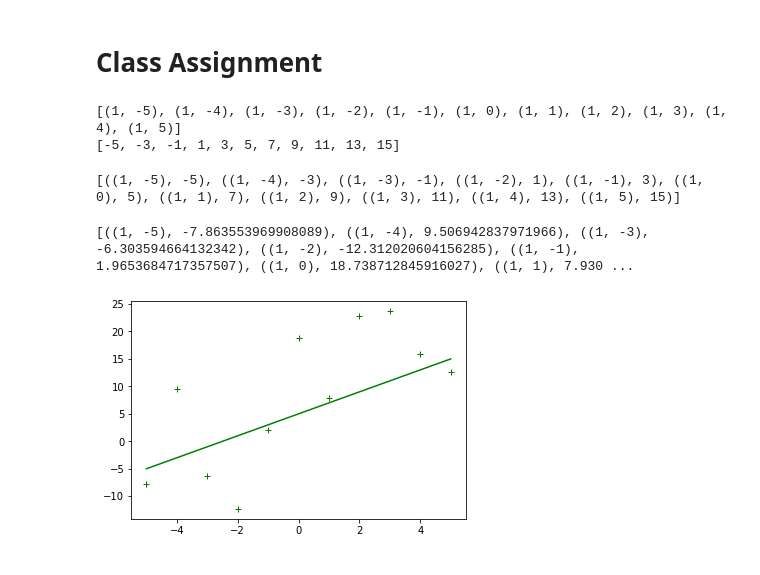
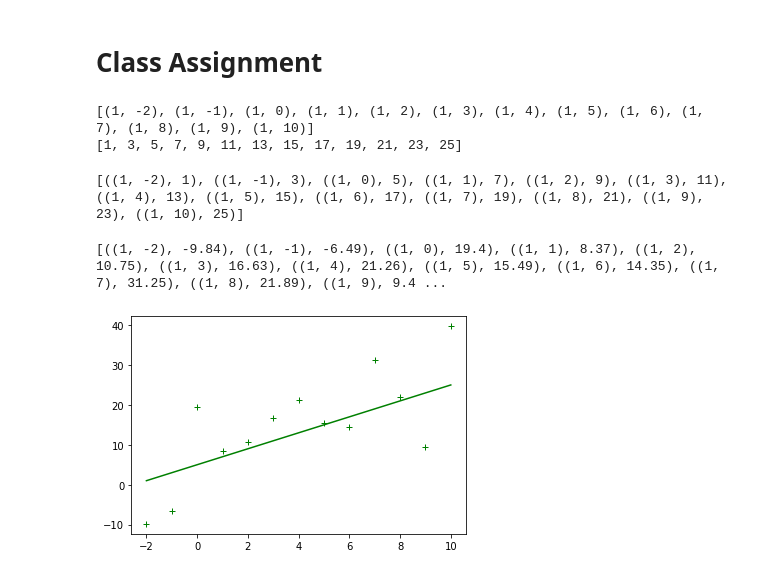
Before and after one commit to everestso/Fall21Spring22, a Jupyter notebook: c191f21_1.ipynb, the cells around one changed output. Saved outputs shown, nothing was run; the diff lists cells and outputs as text; code cells hidden in the pictures.

```diff
--- a/c191f21_1.ipynb
+++ b/c191f21_1.ipynb
@@ -125,7 +125,7 @@ plt.show()
 Weights = [5, 2] # F(X) = 5x_0 + 2x_1
 F = lambda W, X: sum([w*x for w,x in zip(W,X)])
 
-dataX1 = range(-5, 6, 1)
+dataX1 = range(-2, 11, 1)
 dataX0 = [1]*len(dataX1)
 
 data = (list(zip(dataX0, dataX1)))
@@ -133,26 +133,26 @@ print (data)
 Y = [F(Weights, X) for X in data]
 print (Y)
 # %% [output]
-[(1, -5), (1, -4), (1, -3), (1, -2), (1, -1), (1, 0), (1, 1), (1, 2), (1, 3), (1, 4), (1, 5)]
-[-5, -3, -1, 1, 3, 5, 7, 9, 11, 13, 15]
+[(1, -2), (1, -1), (1, 0), (1, 1), (1, 2), (1, 3), (1, 4), (1, 5), (1, 6), (1, 7), (1, 8), (1, 9), (1, 10)]
+[1, 3, 5, 7, 9, 11, 13, 15, 17, 19, 21, 23, 25]
 # %%
 TrainingData1 = zip(data, Y)
 
 print (list(TrainingData1))
 # %% [output]
-[((1, -5), -5), ((1, -4), -3), ((1, -3), -1), ((1, -2), 1), ((1, -1), 3), ((1, 0), 5), ((1, 1), 7), ((1, 2), 9), ((1, 3), 11), ((1, 4), 13), ((1, 5), 15)]
+[((1, -2), 1), ((1, -1), 3), ((1, 0), 5), ((1, 1), 7), ((1, 2), 9), ((1, 3), 11), ((1, 4), 13), ((1, 5), 15), ((1, 6), 17), ((1, 7), 19), ((1, 8), 21), ((1, 9), 23), ((1, 10), 25)]
 # %%
 ## Add Noise
 import random
 import numpy as np
 EPS = 30
-yNoise = [y+random.random()*EPS-EPS/2 for y in Y]
+yNoise = [round(y+random.random()*EPS-EPS/2,2) for y in Y]
 TrainingData2 = zip(data, yNoise)
 print(list(TrainingData2))
 
 plt.plot(dataX1, Y, "g")
 plt.plot(dataX1, yNoise, "g+")
 plt.show()
 # %% [output]
-[((1, -5), -7.863553969908089), ((1, -4), 9.506942837971966), ((1, -3), -6.303594664132342), ((1, -2), -12.312020604156285), ((1, -1), 1.9653684717357507), ((1, 0), 18.738712845916027), ((1, 1), 7.930 ...
+[((1, -2), -9.84), ((1, -1), -6.49), ((1, 0), 19.4), ((1, 1), 8.37), ((1, 2), 10.75), ((1, 3), 16.63), ((1, 4), 21.26), ((1, 5), 15.49), ((1, 6), 14.35), ((1, 7), 31.25), ((1, 8), 21.89), ((1, 9), 9.4 ...
-[figure, old version]
+[figure, new version]
```
Also changed, not shown: parts of 13 cells of this notebook.
